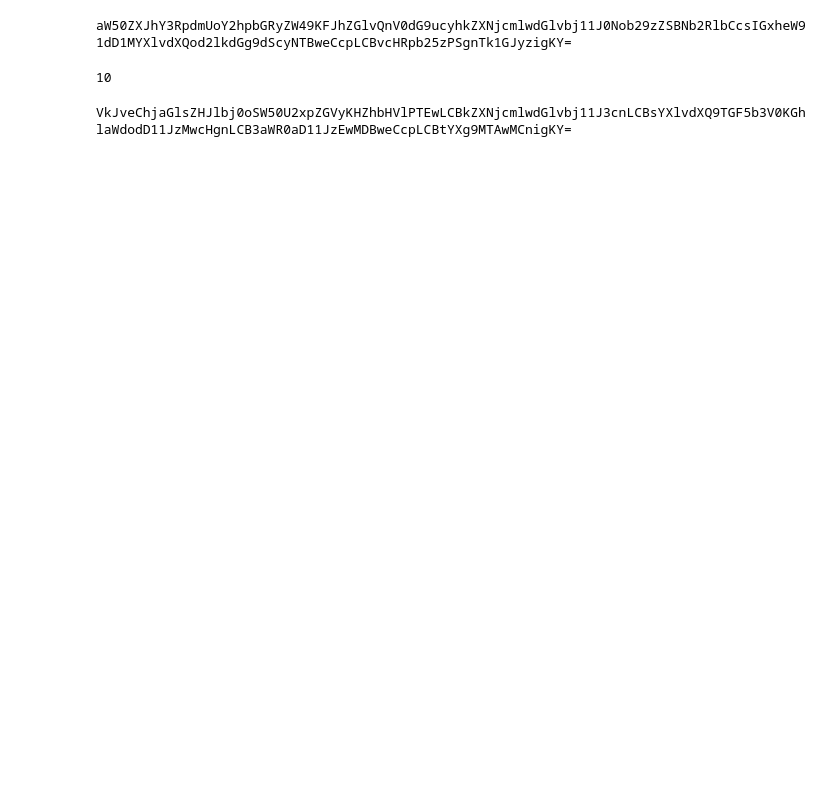
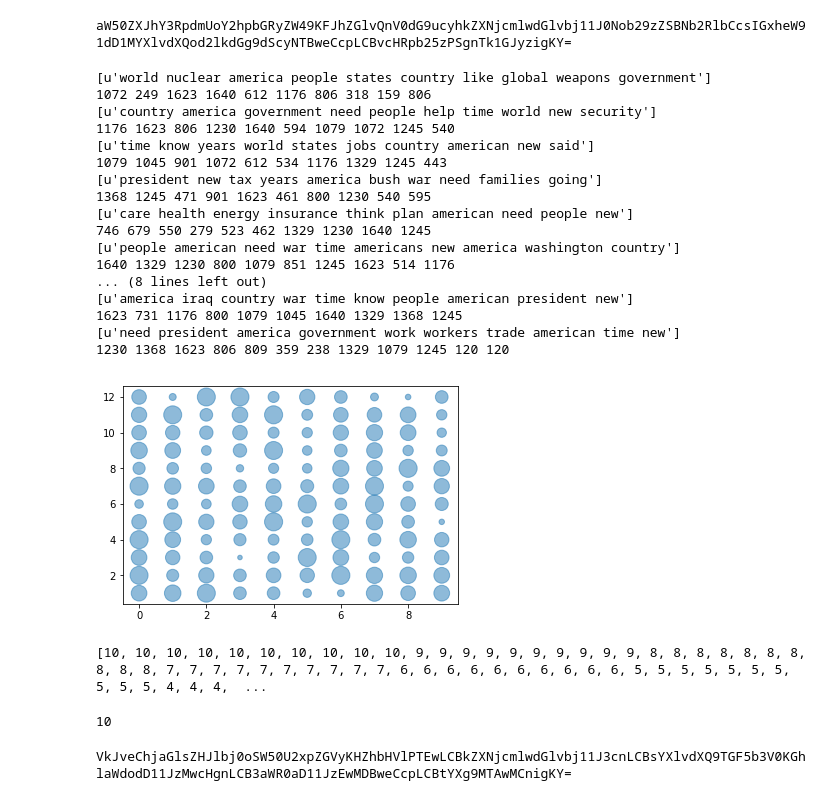
Before and after one commit to timpowellgit/topic_model, a Jupyter notebook: src/topic_models/coherence_pres.ipynb, the cells around one changed output. Saved outputs shown, nothing was run; the diff lists cells and outputs as text; code cells hidden in the pictures; blank space fills up the shorter version.

Commit message:
plot topic bubbles

```diff
--- a/src/topic_models/coherence_pres.ipynb
+++ b/src/topic_models/coherence_pres.ipynb
@@ -240,3 +239,45 @@ pd.DataFrame(both)
+# %%
+freqs = tf.toarray().sum(axis=0)
+# %%
+freqbubbles = []
+for topic in topics:
+    print ''
+    print topic.values()
+    for term in topic.values()[0].split():
+        print freqs[tf_vectorizer.vocabulary_[term]],
+
+        freqbubbles.append(freqs[tf_vectorizer.vocabulary_[term]])
+    #for term infreqs[tf_vectorizer.vocabulary_[]]
+
+x= range(10)*len(topics)
+y = [item  for item in range(len(topics),0,-1) for i in range(10)]
+z = [f/5 for f in freqbubbles]
+print len(x), len(y)
+plt.scatter(x, y, z, alpha=0.5)
+plt.show()
+# %% [output]
+[u'world nuclear america people states country like global weapons government']
+1072 249 1623 1640 612 1176 806 318 159 806
+[u'country america government need people help time world new security']
+1176 1623 806 1230 1640 594 1079 1072 1245 540
+[u'time know years world states jobs country american new said']
+1079 1045 901 1072 612 534 1176 1329 1245 443
+[u'president new tax years america bush war need families going']
+1368 1245 471 901 1623 461 800 1230 540 595
+[u'care health energy insurance think plan american need people new']
+746 679 550 279 523 462 1329 1230 1640 1245
+[u'people american need war time americans new america washington country']
+1640 1329 1230 800 1079 851 1245 1623 514 1176
+... (8 lines left out)
+[u'america iraq country war time know people american president new']
+1623 731 1176 800 1079 1045 1640 1329 1368 1245
+[u'need president america government work workers trade american time new']
+1230 1368 1623 806 809 359 238 1329 1079 1245 120 120
+[figure, added]
+# %%
+print [item for item in range(len(topics),0,-1) for i in range(10)]
+# %% [output]
+[10, 10, 10, 10, 10, 10, 10, 10, 10, 10, 9, 9, 9, 9, 9, 9, 9, 9, 9, 9, 8, 8, 8, 8, 8, 8, 8, 8, 8, 8, 7, 7, 7, 7, 7, 7, 7, 7, 7, 7, 6, 6, 6, 6, 6, 6, 6, 6, 6, 6, 5, 5, 5, 5, 5, 5, 5, 5, 5, 5, 4, 4, 4,  ...
 # %%
 from __future__ import division
 from process_topics import coherence_scores
```
Also changed, not shown: parts of 4 cells of this notebook.
